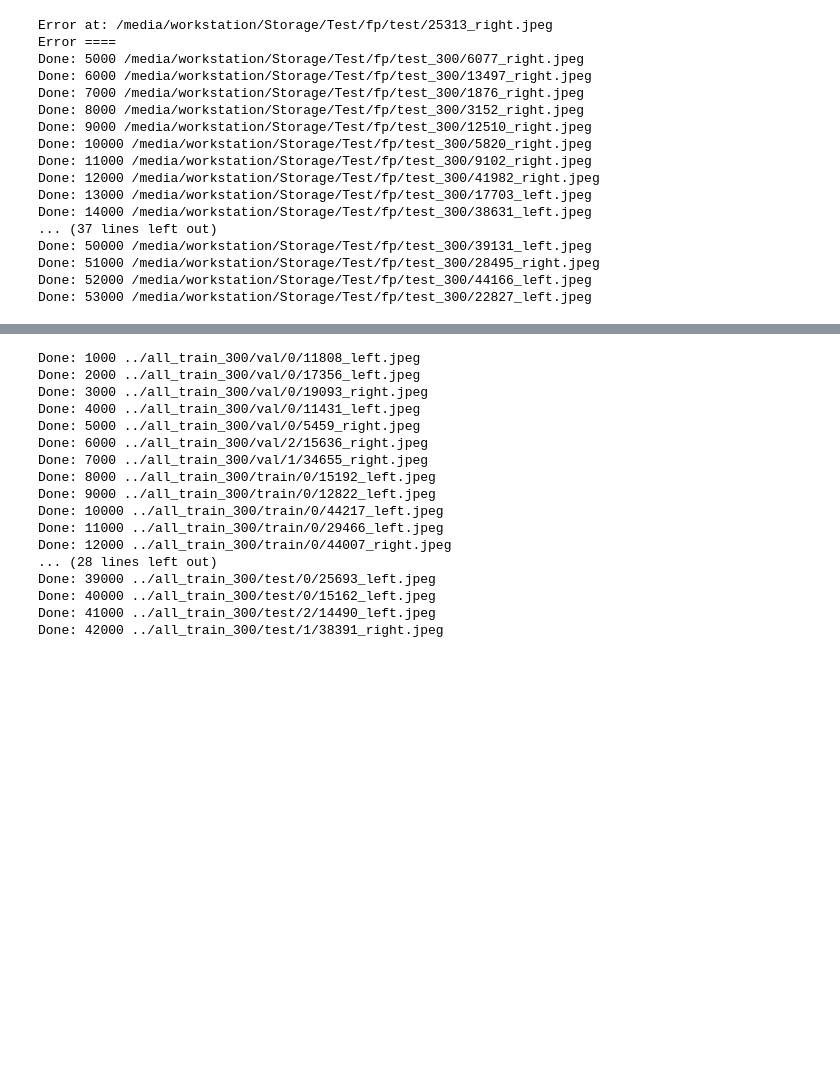
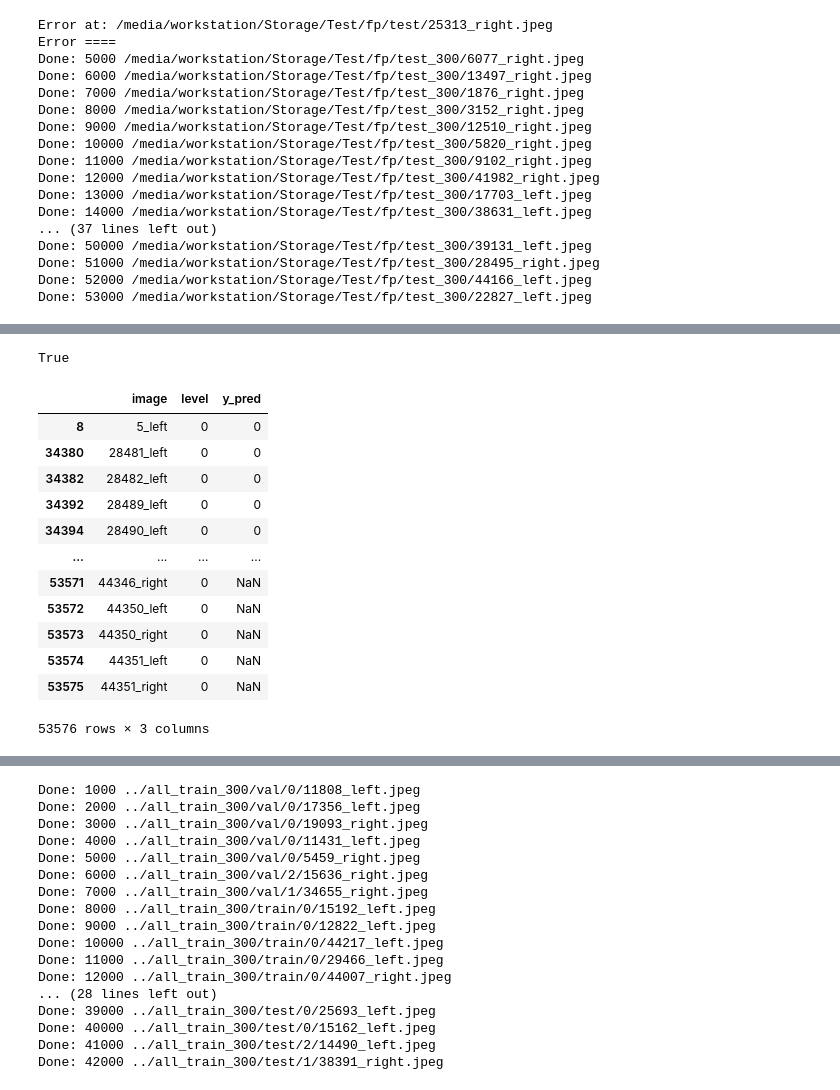
Before and after one commit to yinyen/fyp, a Jupyter notebook: fyp/preprocess_img.ipynb, the cells around one changed output, grey strips where cells are left out. Saved outputs shown, nothing was run; the diff lists cells and outputs as text; code cells hidden in the pictures; blank space fills up the shorter version.

```diff
--- a/fyp/preprocess_img.ipynb
+++ b/fyp/preprocess_img.ipynb
@@ -75,0 +101,8 @@ Done: 53000 /media/workstation/Storage/Test/fp/test_300/22827_left.jpeg
+# %%
+import pandas as pd
+s = "/media/workstation/Storage/Test/fp/data/sampleSubmission.csv"
+df = pd.read_csv(s)
+import joblib
+y = joblib.load("y_pred_test_final.pkl")
+x = joblib.load("X_test_final.pkl")
+test_df = pd.read_csv("final_test.csv")
@@ -75,0 +117,5 @@ Done: 53000 /media/workstation/Storage/Test/fp/test_300/22827_left.jpeg
+# %%
+test_df["y_pred"] = y
+# %%
+test_df["image"] = test_df["files_x"].apply(lambda x: os.path.basename(x).split(".")[0])
+test_df2 = test_df[["image", "y_pred"]]
@@ -75,0 +137,22 @@ Done: 53000 /media/workstation/Storage/Test/fp/test_300/22827_left.jpeg
+# %%
+df2 = pd.merge(df, test_df2, left_on = "image", right_on = "image", how = "left")
+# %%
+(df["image"] == "35747_left").any()
+# %% [output]
+True
+# %%
+df2.sort_values("y_pred")
+# %% [output]
+|  | image | level | y_pred |
+| 8 | 5_left | 0 | 0 |
+| 34380 | 28481_left | 0 | 0 |
+| 34382 | 28482_left | 0 | 0 |
+| 34392 | 28489_left | 0 | 0 |
+| 34394 | 28490_left | 0 | 0 |
+| ... | ... | ... | ... |
+| 53571 | 44346_right | 0 | NaN |
+| 53572 | 44350_left | 0 | NaN |
+| 53573 | 44350_right | 0 | NaN |
+| 53574 | 44351_left | 0 | NaN |
+| 53575 | 44351_right | 0 | NaN |
+53576 rows × 3 columns
```
Also changed, not shown: parts of 14 cells of this notebook, 17 other files.
